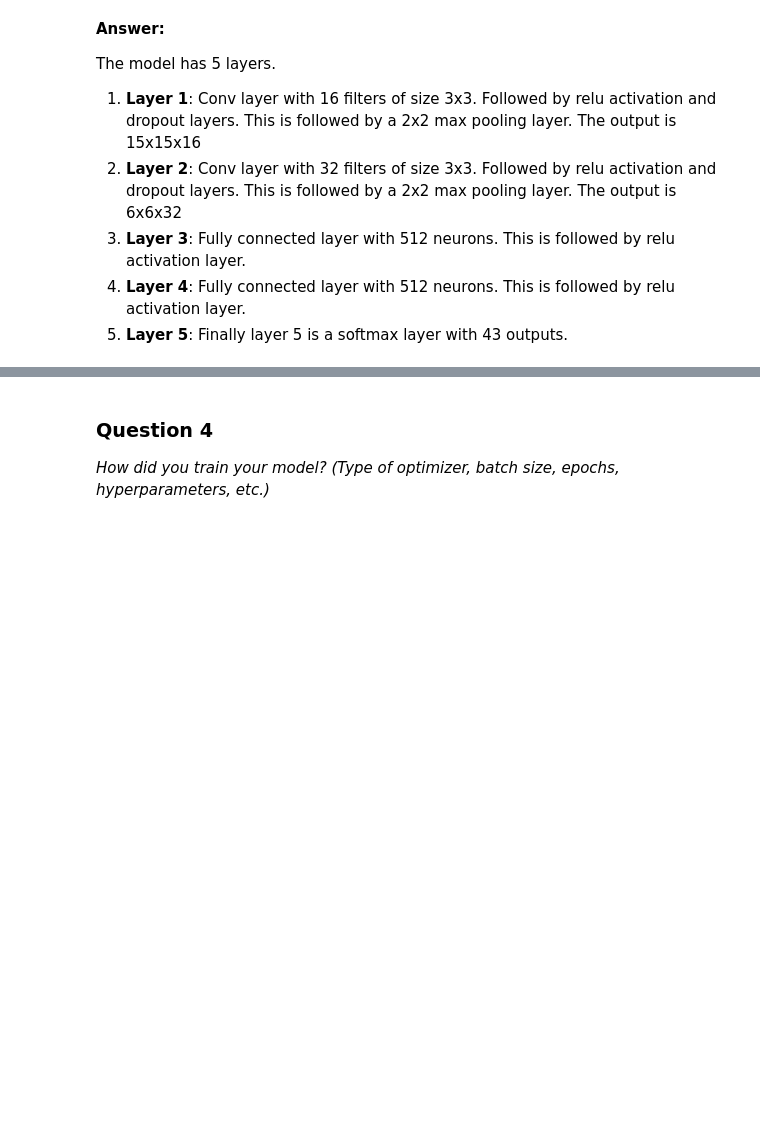
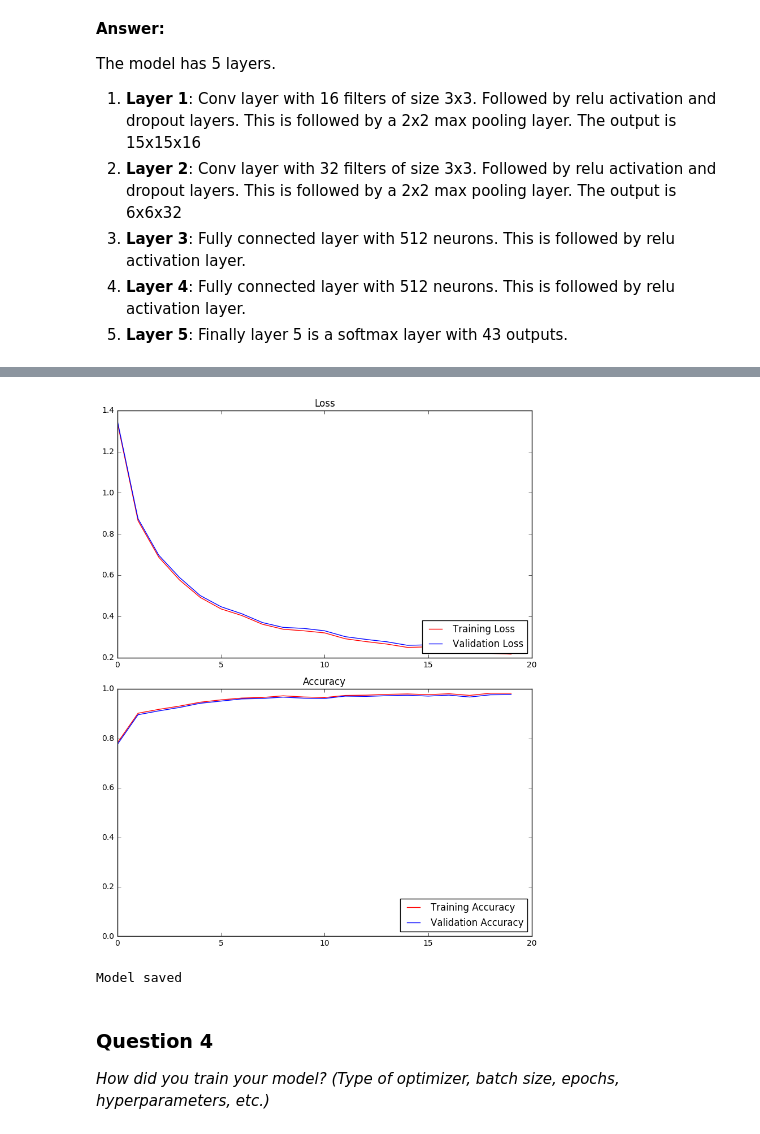
Before and after one commit to subodh-malgonde/traffic-signs-classification, a Jupyter notebook: Traffic_Signs_Recognition.ipynb, the cells around one changed output, grey strips where cells are left out. Saved outputs shown, nothing was run; the diff lists cells and outputs as text; code cells hidden in the pictures; blank space fills up the shorter version.

```diff
--- a/Traffic_Signs_Recognition.ipynb
+++ b/Traffic_Signs_Recognition.ipynb
@@ -543,7 +560,7 @@ Model saved
 # Now after the best hyper-parameters have been found, train on the entire data-set
 EPOCHS = 20
 BATCH_SIZE = 128
-reg = 0.1
+reg = 0.5
 lr = 0.01
 train(X_train, y_train, X_val, y_val, X_test, y_test, lr)
 # %% [output]
@@ -567,3 +584,5 @@ Validation accuracy = 0.957
+[figure, added]
+Model saved
 # %% [markdown]
 ### Question 4
 
```
Also changed, not shown: parts of 10 cells of this notebook.
